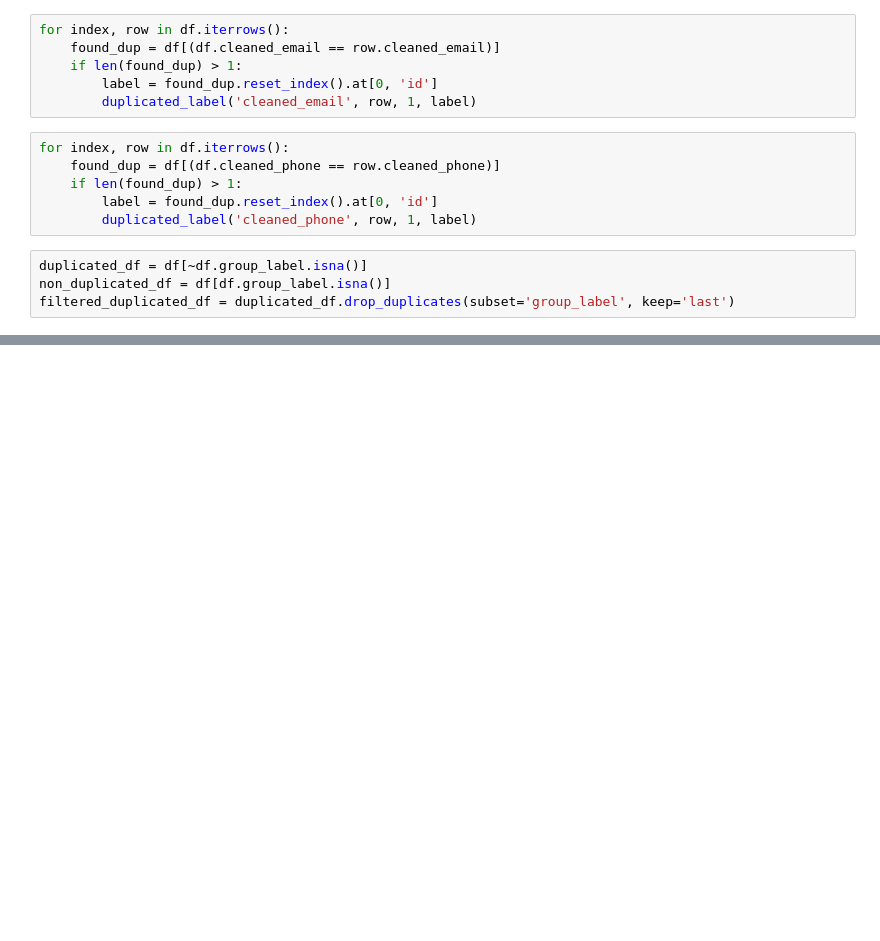
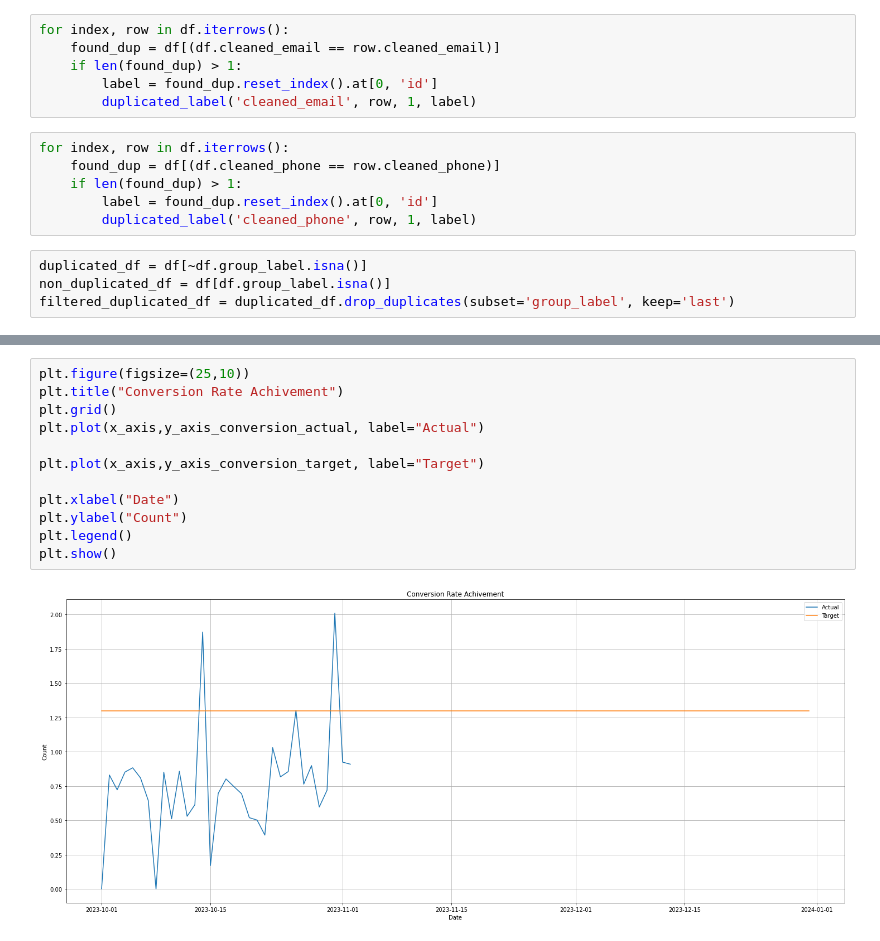
Before and after one commit to smsperkasa/mql-project-dashboard, a Jupyter notebook: get_mql_using_ir.ipynb, the cells around one changed output, grey strips where cells are left out. Cells and saved outputs as stored; diff of their text form; blank space fills up the shorter version.

```diff
--- a/get_mql_using_ir.ipynb
+++ b/get_mql_using_ir.ipynb
@@ -356,0 +395,14 @@ df
+# %%
+plt.figure(figsize=(25,10))
+plt.title("Conversion Rate Achivement")
+plt.grid()
+plt.plot(x_axis,y_axis_conversion_actual, label="Actual")
+
+plt.plot(x_axis,y_axis_conversion_target, label="Target")
+
+plt.xlabel("Date")
+plt.ylabel("Count")
+plt.legend()
+plt.show()
+# %% [output]
+[figure, added]
```
Also changed, not shown: parts of 41 cells of this notebook, 1 other file.
